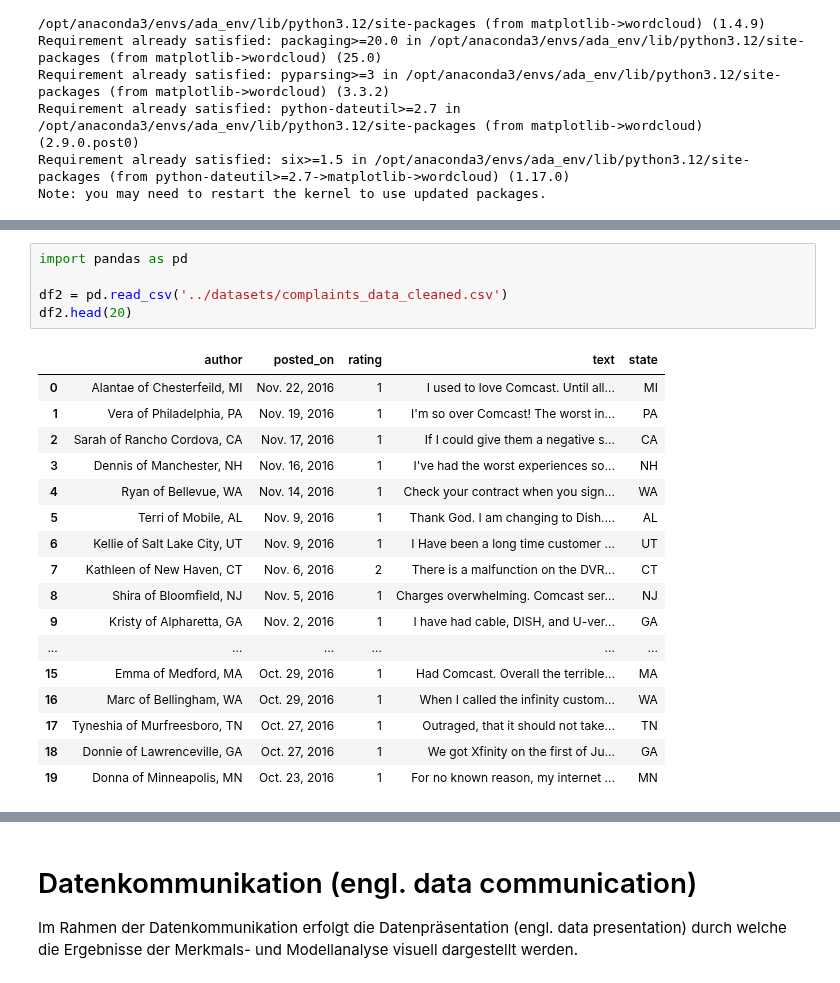
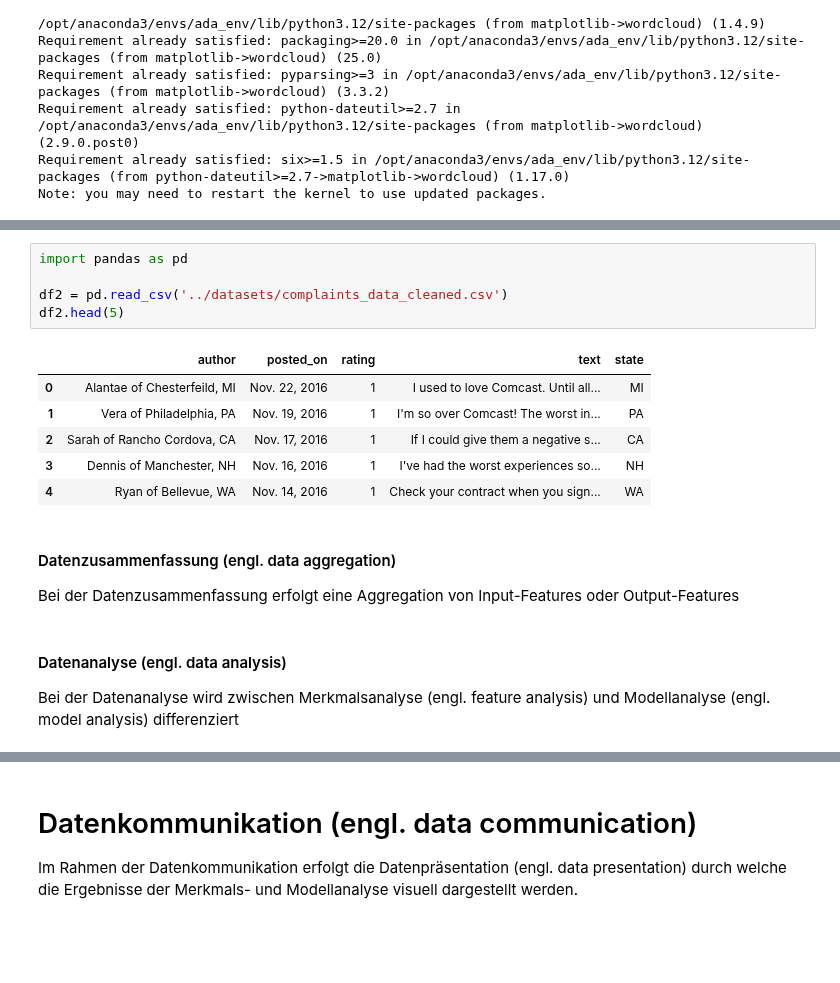
Before and after one commit to IU-KaiW/DLBDSEDA02_Projekt_Advanced-Data-Analysis, a Jupyter notebook: src/Projekt_Advanced_Data_Analysis.ipynb, the cells around one changed output, grey strips where cells are left out. Saved outputs shown, nothing was run; the diff lists cells and outputs as text; blank space fills up the shorter version.

```diff
--- a/src/Projekt_Advanced_Data_Analysis.ipynb
+++ b/src/Projekt_Advanced_Data_Analysis.ipynb
@@ -1007,24 +1036,19 @@ In der Datenauswertung werden die
 # %%
 import pandas as pd
 
 df2 = pd.read_csv('../datasets/complaints_data_cleaned.csv')
-df2.head(20)
+df2.head(5)
 # %% [output]
 |  | author | posted_on | rating | text | state |
 | 0 | Alantae of Chesterfeild, MI | Nov. 22, 2016 | 1 | I used to love Comcast. Until all... | MI |
 | 1 | Vera of Philadelphia, PA | Nov. 19, 2016 | 1 | I'm so over Comcast! The worst in... | PA |
 | 2 | Sarah of Rancho Cordova, CA | Nov. 17, 2016 | 1 | If I could give them a negative s... | CA |
 | 3 | Dennis of Manchester, NH | Nov. 16, 2016 | 1 | I've had the worst experiences so... | NH |
 | 4 | Ryan of Bellevue, WA | Nov. 14, 2016 | 1 | Check your contract when you sign... | WA |
-| 5 | Terri of Mobile, AL | Nov. 9, 2016 | 1 | Thank God. I am changing to Dish.... | AL |
-| 6 | Kellie of Salt Lake City, UT | Nov. 9, 2016 | 1 | I Have been a long time customer ... | UT |
-| 7 | Kathleen of New Haven, CT | Nov. 6, 2016 | 2 | There is a malfunction on the DVR... | CT |
-| 8 | Shira of Bloomfield, NJ | Nov. 5, 2016 | 1 | Charges overwhelming. Comcast ser... | NJ |
-| 9 | Kristy of Alpharetta, GA | Nov. 2, 2016 | 1 | I have had cable, DISH, and U-ver... | GA |
-| ... | ... | ... | ... | ... | ... |
-| 15 | Emma of Medford, MA | Oct. 29, 2016 | 1 | Had Comcast. Overall the terrible... | MA |
-| 16 | Marc of Bellingham, WA | Oct. 29, 2016 | 1 | When I called the infinity custom... | WA |
-| 17 | Tyneshia of Murfreesboro, TN | Oct. 27, 2016 | 1 | Outraged, that it should not take... | TN |
-| 18 | Donnie of Lawrenceville, GA | Oct. 27, 2016 | 1 | We got Xfinity on the first of Ju... | GA |
-| 19 | Donna of Minneapolis, MN | Oct. 23, 2016 | 1 | For no known reason, my internet ... | MN |
+# %% [markdown]
+#### Datenzusammenfassung (engl. data aggregation)
+Bei der Datenzusammenfassung erfolgt eine Aggregation von Input-Features oder Output-Features
+# %% [markdown]
+#### Datenanalyse (engl. data analysis)
+Bei der Datenanalyse wird zwischen Merkmalsanalyse (engl. feature analysis) und Modellanalyse (engl. model analysis) differenziert
 # %% [markdown]
```
Also changed, not shown: parts of 47 cells of this notebook, 1 other file.
